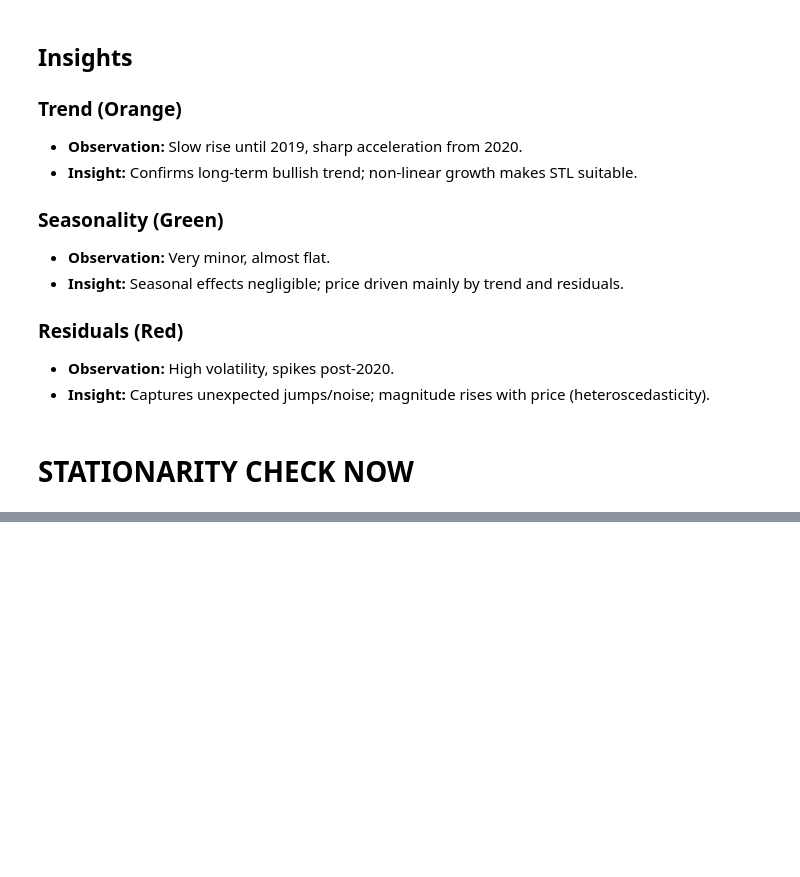
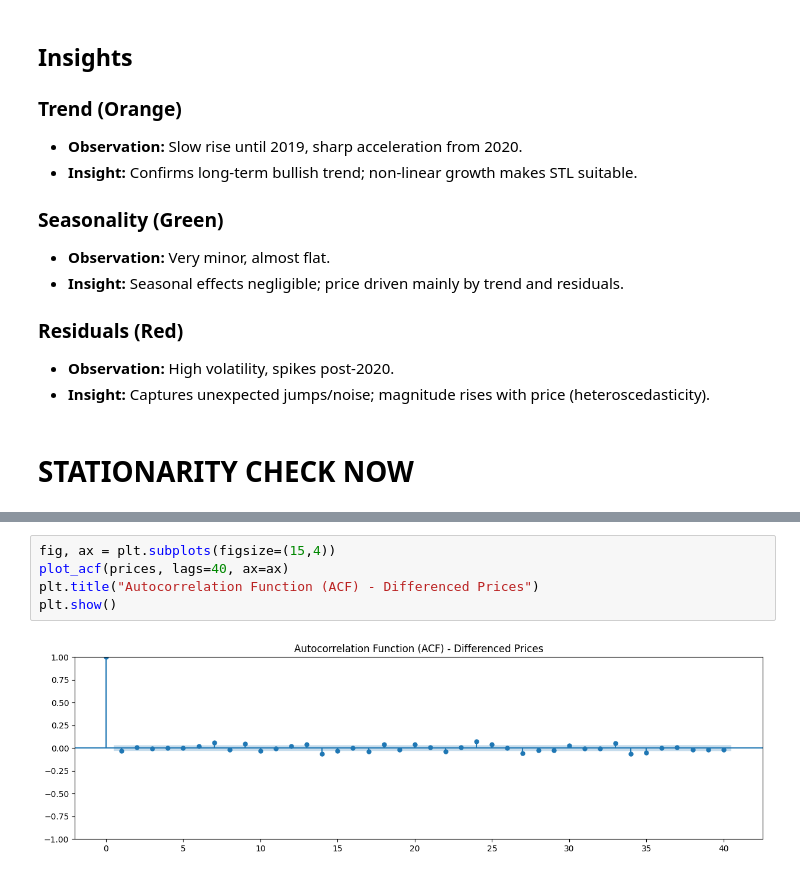
Before and after one commit to muhammadhussnain1227-debug/Tesla-Time-Series-Forecast, a Jupyter notebook: Tesla Stock Price Forecast.ipynb, the cells around one changed output, grey strips where cells are left out. Drawn from its saved outputs; the diff is of its cells as text; blank space fills up the shorter version.

```diff
--- a/Tesla Stock Price Forecast.ipynb
+++ b/Tesla Stock Price Forecast.ipynb
@@ -253,0 +389,7 @@ Critical Values:
+# %%
+fig, ax = plt.subplots(figsize=(15,4))
+plot_acf(prices, lags=40, ax=ax)
+plt.title("Autocorrelation Function (ACF) - Differenced Prices")
+plt.show()
+# %% [output]
+[figure, added]
```
Also changed, not shown: parts of 21 cells of this notebook.
